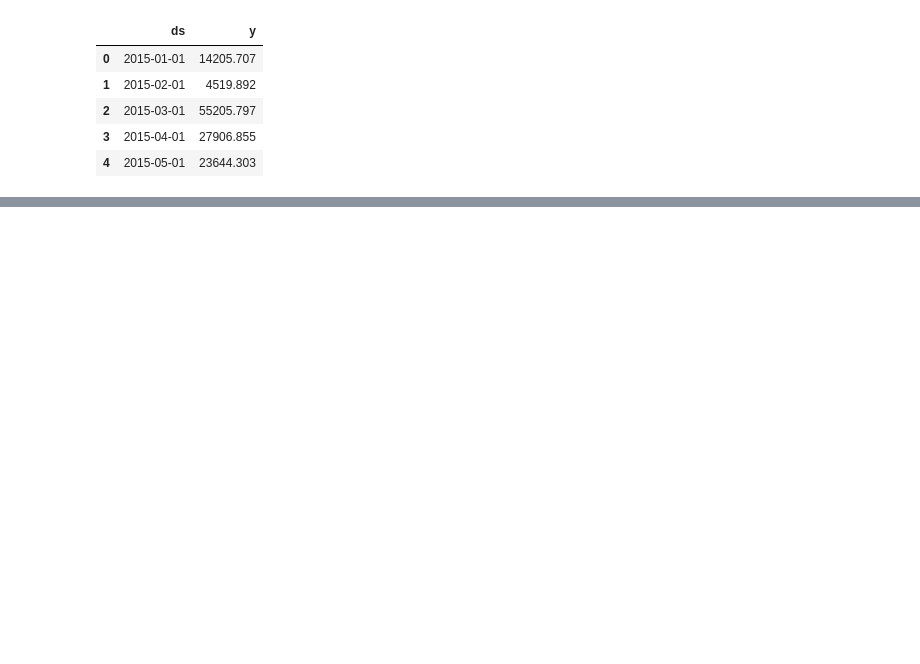
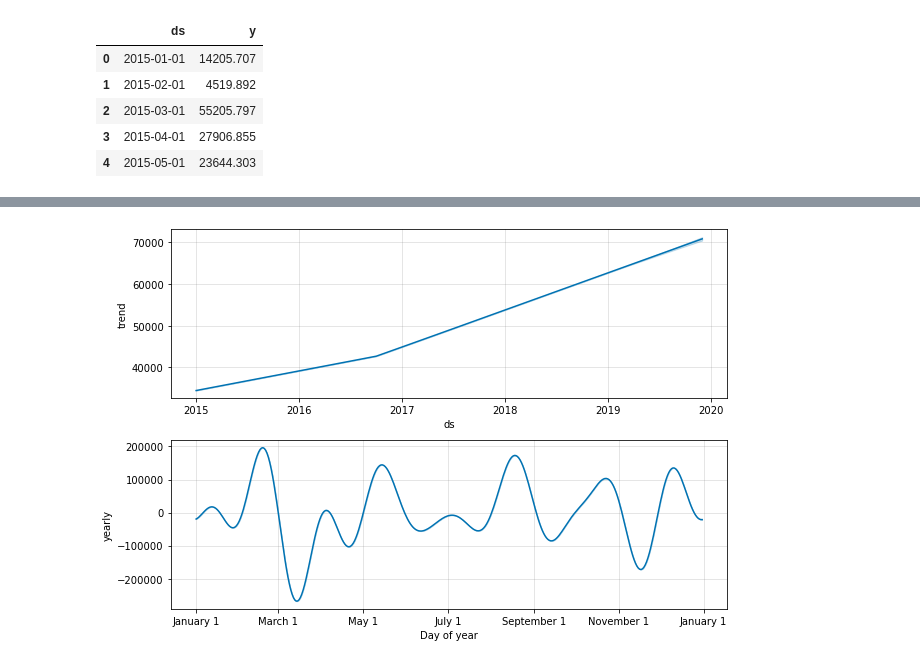
Before and after one commit to mutembeic/FUTURE_ML_01, a Jupyter notebook: notebooks/01_sales_forecasting.ipynb, the cells around one changed output, grey strips where cells are left out. Drawn from its saved outputs; the diff is of its cells as text; code cells hidden in the pictures; blank space fills up the shorter version.

```diff
--- a/notebooks/01_sales_forecasting.ipynb
+++ b/notebooks/01_sales_forecasting.ipynb
@@ -270,0 +358,6 @@ prophet_df.head()
+# %%
+# Plot the forecast components
+fig2 = model.plot_components(forecast)
+plt.show()
+# %% [output]
+[figure, added]
```
Also changed, not shown: parts of 19 cells of this notebook, 1 other file.
